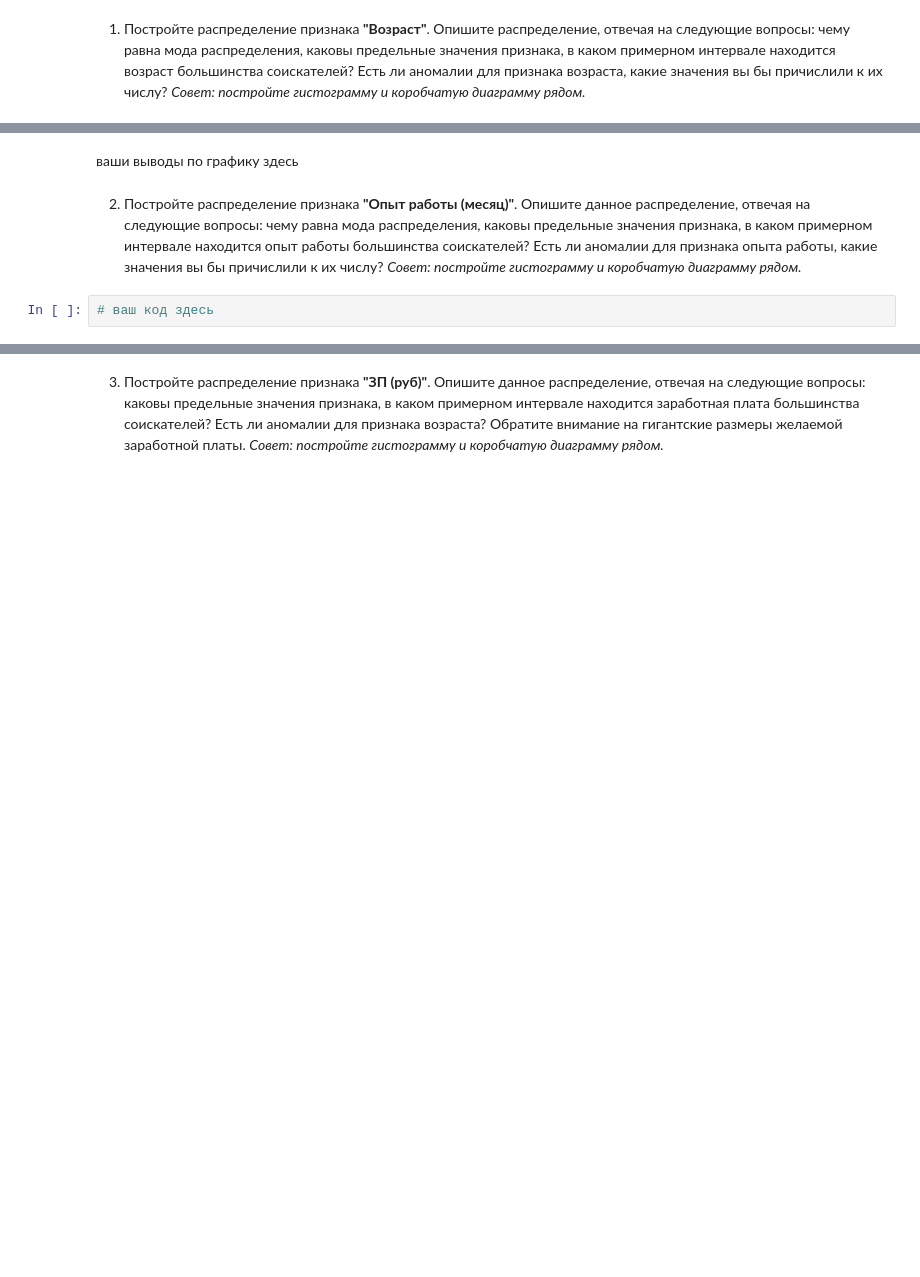
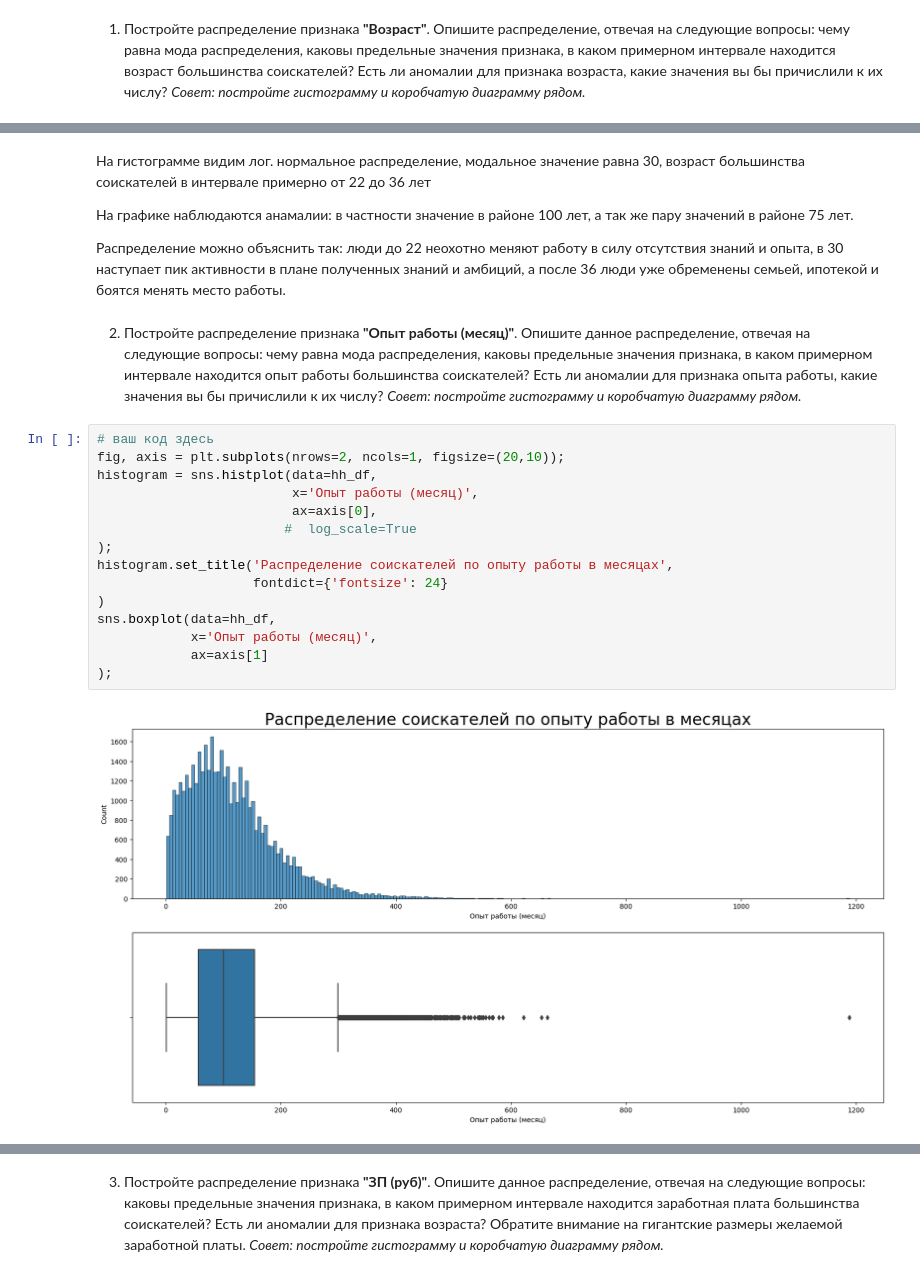
Before and after one commit to meshkova-if/Project_1_HH, a Jupyter notebook: Project-1. Ноутбук-шаблон.ipynb, the cells around one changed output, grey strips where cells are left out. Cells and saved outputs as stored; diff of their text form; blank space fills up the shorter version.

```diff
--- a/Project-1. Ноутбук-шаблон.ipynb
+++ b/Project-1. Ноутбук-шаблон.ipynb
@@ -499,8 +648,29 @@ hh_df.duplicated().sum()
 # %% [markdown]
-ваши выводы по графику здесь
+На гистограмме видим лог. нормальное распределение,
+модальное значение равна 30,
+возраст большинства соискателей в интервале примерно от 22 до 36 лет
+
+На графике наблюдаются анамалии: в частности значение в районе 100 лет, а так же пару значений в районе 75 лет.
+
+Распределение можно объяснить так: люди до 22 неохотно меняют работу в силу отсутствия знаний и опыта, в 30 наступает пик активности в плане полученных знаний и амбиций, а после 36 люди уже обременены семьей, ипотекой и боятся менять место работы.
 # %% [markdown]
 2. Постройте распределение признака **"Опыт работы (месяц)"**. Опишите данное распределение, отвечая на следующие вопросы: чему равна мода распределения, каковы предельные значения признака, в каком примерном интервале находится опыт работы большинства соискателей? Есть ли аномалии для признака опыта работы, какие значения вы бы причислили к их числу?
 *Совет: постройте гистограмму и коробчатую диаграмму рядом.*
 # %%
 # ваш код здесь
+fig, axis = plt.subplots(nrows=2, ncols=1, figsize=(20,10));
+histogram = sns.histplot(data=hh_df,
+                         x='Опыт работы (месяц)',
+                         ax=axis[0],
+                        #  log_scale=True
+);
+histogram.set_title('Распределение соискателей по опыту работы в месяцах',
+                    fontdict={'fontsize': 24}
+)
+sns.boxplot(data=hh_df,
+            x='Опыт работы (месяц)',
+            ax=axis[1]
+);
+# %% [output]
+[figure, added]
 # %% [markdown]
```
Also changed, not shown: parts of 13 cells of this notebook.
